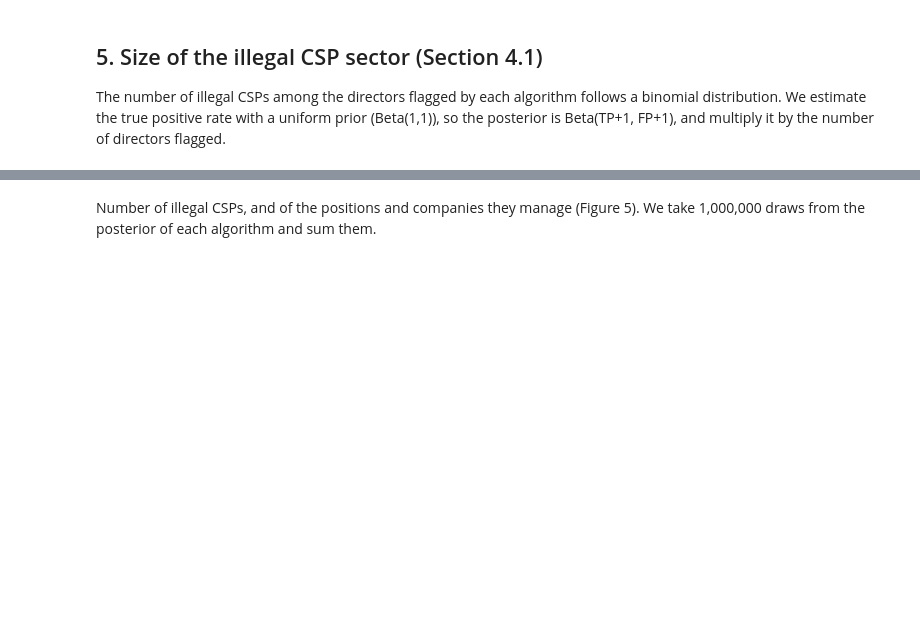
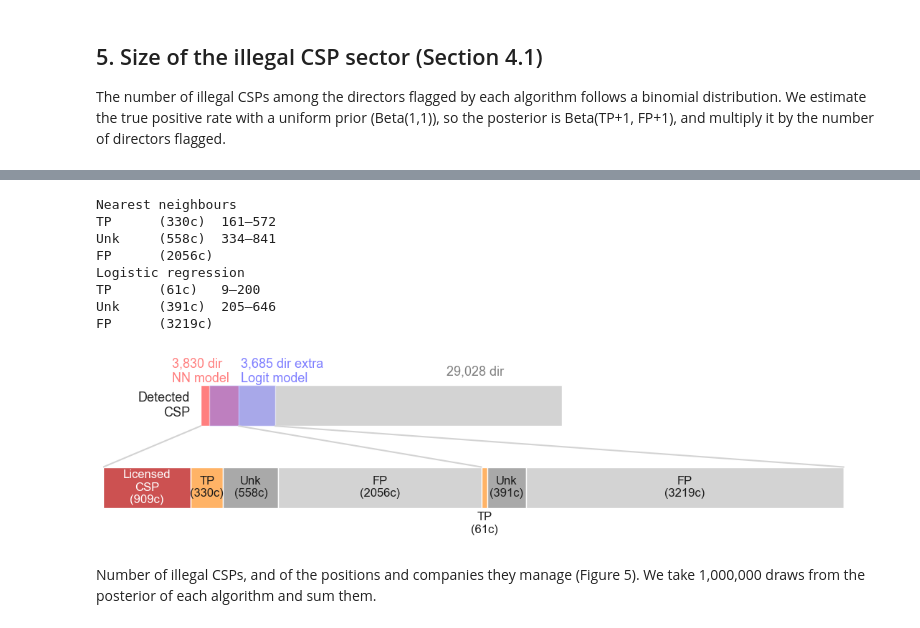
Before and after one commit to jgarciab/size_trustkantoren, a Jupyter notebook: 3_analyze_samples.ipynb, the cells around one changed output, grey strips where cells are left out. Saved outputs shown, nothing was run; the diff lists cells and outputs as text; code cells hidden in the pictures; blank space fills up the shorter version.

```diff
--- a/3_analyze_samples.ipynb
+++ b/3_analyze_samples.ipynb
@@ -714,35 +796,46 @@ plt.annotate(f"{n_nn_only+n_logit_all-n_nn_all:,} dir extra\nLogit model", (0.11
 plt.annotate(f"{n_total-n_nn_only-n_logit_all:,} dir\n", (0.68*n_total, 0.12), ha="left", va="bottom", color="gray", fontsize=13)
 plt.annotate("Detected\nCSP", (-0.03*n_total, 0), va="center", ha="right", fontsize=13)
 
 # Bottom bar: zoom on the flagged directors
 n_bottom = n_licensed_nn + N_NN + N_LOGIT
 scale, offset = 2.05*n_total/n_bottom, -0.27*n_total
 z = lambda v: offset + scale*v
 
 def segment(start, width, color, label, text_color="k"):
     plt.barh(-0.8, width*scale, left=z(start), height=0.4, color=color)
-    plt.annotate(label, (z(start+width/2), -0.8), ha="center", va="center", color=text_color, fontsize=12)
+    y = -0.8 if width*scale > 0.05*n_total else -1.15  # labels of narrow segments go below the bar
+    plt.annotate(label, (z(start+width/2), y), ha="center", va="center", color=text_color, fontsize=12)
     return start + width
 
 end = segment(0, n_licensed_nn, "#CC5151", f"Licensed\nCSP\n({lic.sum()}c)", "white")
 for name, n, tp_count, unk_count, n_annotated in [("Nearest neighbours", N_NN, NN_TP, NN_UNK, NN_N),
                                                     ("Logistic regression", N_LOGIT, LOGIT_TP, LOGIT_UNK, LOGIT_N)]:
     tp_ci, tp = calculate_ci(tp_count, n_annotated-tp_count)
     tu_ci, tu = calculate_ci(unk_count, n_annotated-unk_count)
     fp = 1-tp-tu
     print(name)
     print("TP\t({:.0f}c)\t{}–{}".format(tp*n, *np.array(tp_ci*n, dtype=int)))
     print("Unk\t({:.0f}c)\t{}–{}".format(tu*n, *np.array(tu_ci*n, dtype=int)))
     print("FP\t({:.0f}c)".format(fp*n))
     end = segment(end, tp*n, "#ffb366", "TP\n({:.0f}c)".format(tp*n))
     end = segment(end, tu*n, "darkgray", "Unk\n({:.0f}c)".format(tu*n))
     end = segment(end, fp*n, "lightgray", "FP\n({:.0f}c)".format(fp*n))
 
 for top, bottom in [(0, 0), (n_nn_all, n_licensed_nn+N_NN), (n_nn_only+n_logit_all, end)]:
     plt.plot([top, z(bottom)], [-0.2, -0.6], color="lightgray")
-plt.ylim(-1, 0.31)
+plt.ylim(-1.3, 0.31)
 plt.axis(False)
 plt.savefig("Figures/summ_bayes.pdf", bbox_inches="tight")
+# %% [output]
+Nearest neighbours
+TP      (330c)  161–572
+Unk     (558c)  334–841
+FP      (2056c)
+Logistic regression
+TP      (61c)   9–200
+Unk     (391c)  205–646
+FP      (3219c)
+[figure, added]
 # %% [markdown]
 Number of illegal CSPs, and of the positions and companies they manage (Figure 5). We take 1,000,000 draws from the posterior of each algorithm and sum them.
 # %%
```
Also changed, not shown: parts of 24 cells of this notebook.
